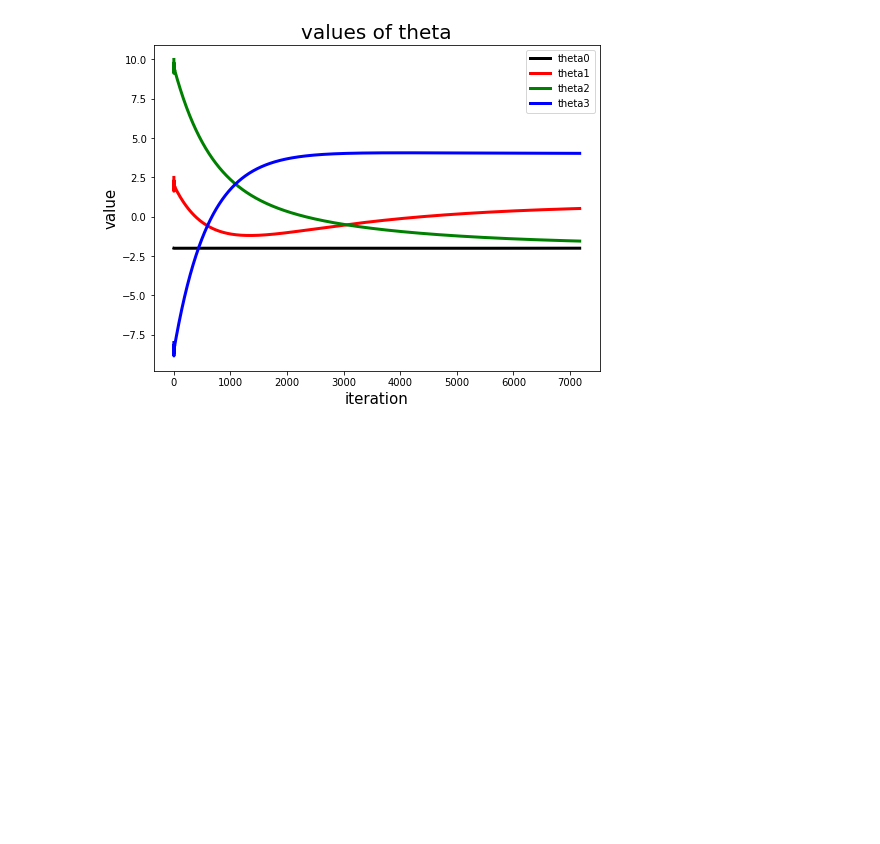
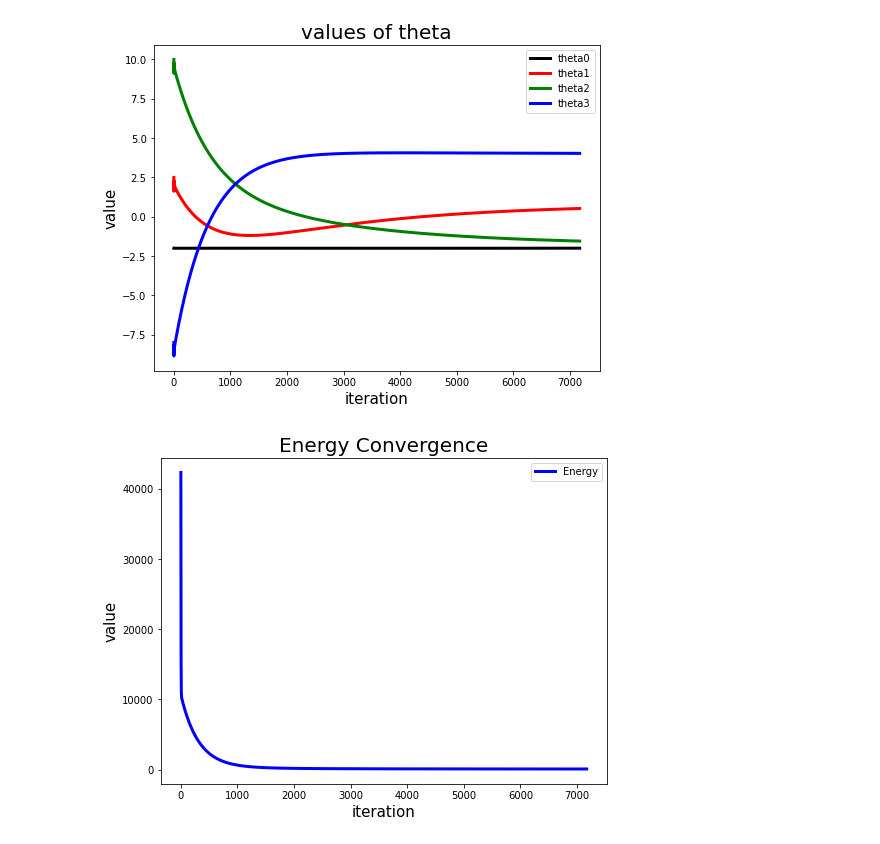
Before and after one commit to thdgmltjd123/MLProject, a Jupyter notebook: 20150711_Assignment04.ipynb, the cells around one changed output. Saved outputs shown, nothing was run; the diff lists cells and outputs as text; code cells hidden in the pictures; blank space fills up the shorter version.

Commit message:
Multiple_LR_Energy_plotting03

```diff
--- a/20150711_Assignment04.ipynb
+++ b/20150711_Assignment04.ipynb
@@ -35,25 +35,42 @@ theta3 = -8
 # %% [markdown]
 # Multiple Linear Regression 구현
 # %%
+#훈련 데이터
 x = train_data.iloc[:,0]
 y = train_data.iloc[:,1]
 z = train_data.iloc[:,2]
 h = train_data.iloc[:,3]
+#테스트 데이터
+test_x = test_data.iloc[:,0]
+test_y = test_data.iloc[:,1]
+test_z = test_data.iloc[:,2]
+test_h = test_data.iloc[:,3]
 
+#데이터 길이
 length = len(h)
+test_length = len(test_h)
+
+#데이터 적합식
 fxyz = theta0 + theta1 * x + theta2 * y + theta3 * z
+test_fxyz = theta0 + theta1 * test_x + theta2 * test_y + theta3 * test_z
 
+#데이터 loss함수
 energy = sum((fxyz - h) ** 2) / (length * 2)
+test_energy = sum((test_fxyz - test_h) ** 2) / (test_length * 2)
 
+#훈련용 임시변수
 temp_energy = energy
 
+#학습률
 alpha = 0.00002
 
+#세타 보관소
 theta0_val = [theta0]
 theta1_val = [theta1]
 theta2_val = [theta2]
 theta3_val = [theta3]
 energy_val = [energy]
+test_energy_val = [test_energy]
 
 while True:
     gra_t0 = sum(fxyz - h) / length
@@ -67,13 +84,18 @@ while True:
     theta3 -= alpha * gra_t3
 
     fxyz = theta0 + theta1 * x + theta2 * y + theta3 * z
+    #세타가 갱신된 테스트 적합식
+    test_fxyz = theta0 + theta1 * test_x + theta2 * test_y + theta3 * test_z
     theta0_val.append(theta0)
     theta1_val.append(theta1)
     theta2_val.append(theta2)
     theta3_val.append(theta3)
 
     next_energy = sum((fxyz - h) ** 2) / (length * 2)
+    #세타가 갱신된 테스트 loss 값
+    test_energy = sum((test_fxyz - test_h)**2) / (test_length * 2)
     energy_val.append(next_energy)
+    test_energy_val.append(test_energy)
 
     if(temp_energy - next_energy < 0.001):
         break
@@ -93,3 +116,14 @@ plt.legend(loc = 'best')
 plt.show()
 # %% [output]
 [figure]
+# %%
+#에너지 수렴 시각화
+plt.figure(figsize = (8,6))
+plt.title("Energy Convergence",fontsize = 20)
+plt.ylabel("value",fontsize = 15)
+plt.xlabel("iteration",fontsize = 15)
+plt.plot(energy_val, c = "blue",linewidth = 3, label = "Energy")
+plt.legend(loc = 'best')
+plt.show()
+# %% [output]
+[figure, added]
```
Also changed, not shown: parts of 2 cells of this notebook.
